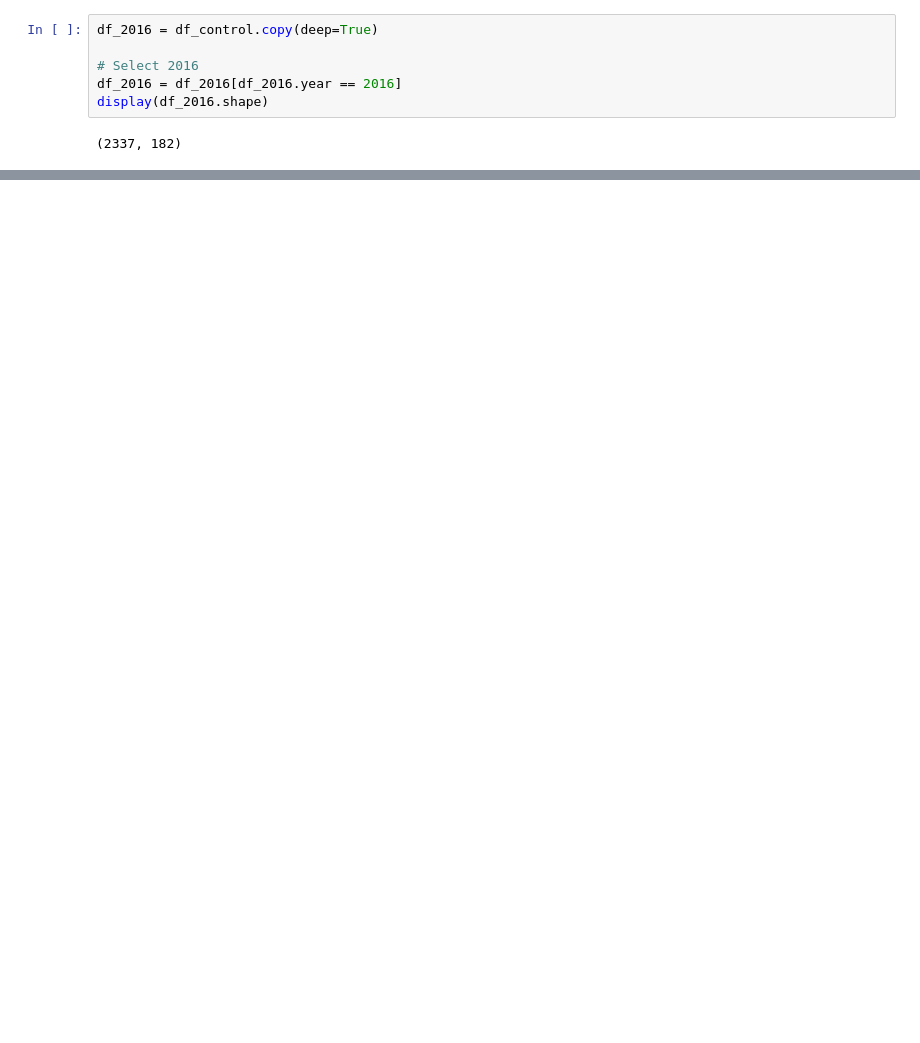
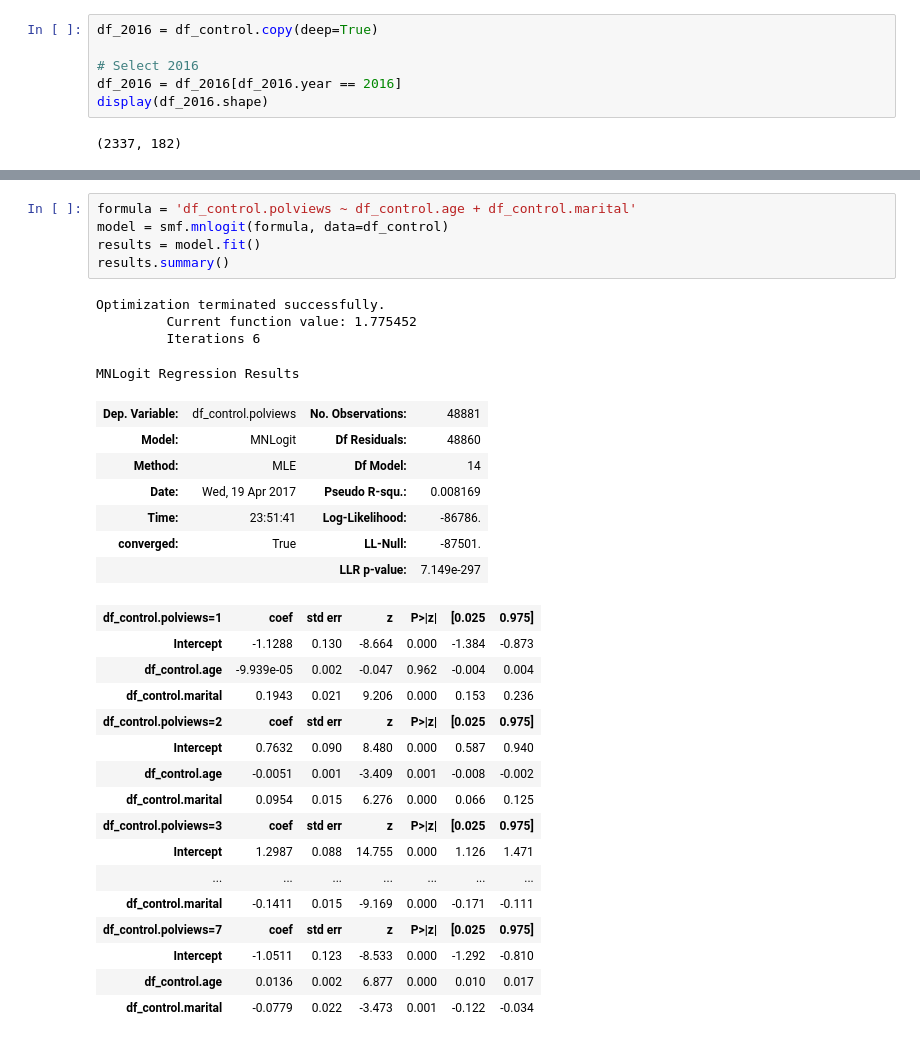
Before and after one commit to Faadal/data_science_politics, a Jupyter notebook: report3_exploration.ipynb, the cells around one changed output, grey strips where cells are left out. Cells and saved outputs as stored; diff of their text form; blank space fills up the shorter version.

```diff
--- a/report3_exploration.ipynb
+++ b/report3_exploration.ipynb
@@ -189,0 +223,33 @@ MNLogit Regression Results
+# %%
+formula = 'df_control.polviews ~ df_control.age + df_control.marital'
+model = smf.mnlogit(formula, data=df_control)
+results = model.fit()
+results.summary()
+# %% [output]
+Optimization terminated successfully.
+         Current function value: 1.775452
+         Iterations 6
+MNLogit Regression Results
+| Dep. Variable: | df_control.polviews | No. Observations: | 48881 |
+| Model: | MNLogit | Df Residuals: | 48860 |
+| Method: | MLE | Df Model: | 14 |
+| Date: | Wed, 19 Apr 2017 | Pseudo R-squ.: | 0.008169 |
+| Time: | 23:51:41 | Log-Likelihood: | -86786. |
+| converged: | True | LL-Null: | -87501. |
+|  |  | LLR p-value: | 7.149e-297 |
+| df_control.polviews=1 | coef | std err | z | P>|z| | [0.025 | 0.975] |
+| Intercept | -1.1288 | 0.130 | -8.664 | 0.000 | -1.384 | -0.873 |
+| df_control.age | -9.939e-05 | 0.002 | -0.047 | 0.962 | -0.004 | 0.004 |
+| df_control.marital | 0.1943 | 0.021 | 9.206 | 0.000 | 0.153 | 0.236 |
+| df_control.polviews=2 | coef | std err | z | P>|z| | [0.025 | 0.975] |
+| Intercept | 0.7632 | 0.090 | 8.480 | 0.000 | 0.587 | 0.940 |
+| df_control.age | -0.0051 | 0.001 | -3.409 | 0.001 | -0.008 | -0.002 |
+| df_control.marital | 0.0954 | 0.015 | 6.276 | 0.000 | 0.066 | 0.125 |
+| df_control.polviews=3 | coef | std err | z | P>|z| | [0.025 | 0.975] |
+| Intercept | 1.2987 | 0.088 | 14.755 | 0.000 | 1.126 | 1.471 |
+| ... | ... | ... | ... | ... | ... | ... |
+| df_control.marital | -0.1411 | 0.015 | -9.169 | 0.000 | -0.171 | -0.111 |
+| df_control.polviews=7 | coef | std err | z | P>|z| | [0.025 | 0.975] |
+| Intercept | -1.0511 | 0.123 | -8.533 | 0.000 | -1.292 | -0.810 |
+| df_control.age | 0.0136 | 0.002 | 6.877 | 0.000 | 0.010 | 0.017 |
+| df_control.marital | -0.0779 | 0.022 | -3.473 | 0.001 | -0.122 | -0.034 |
```
Also changed, not shown: parts of 5 cells of this notebook, 1 other file.
